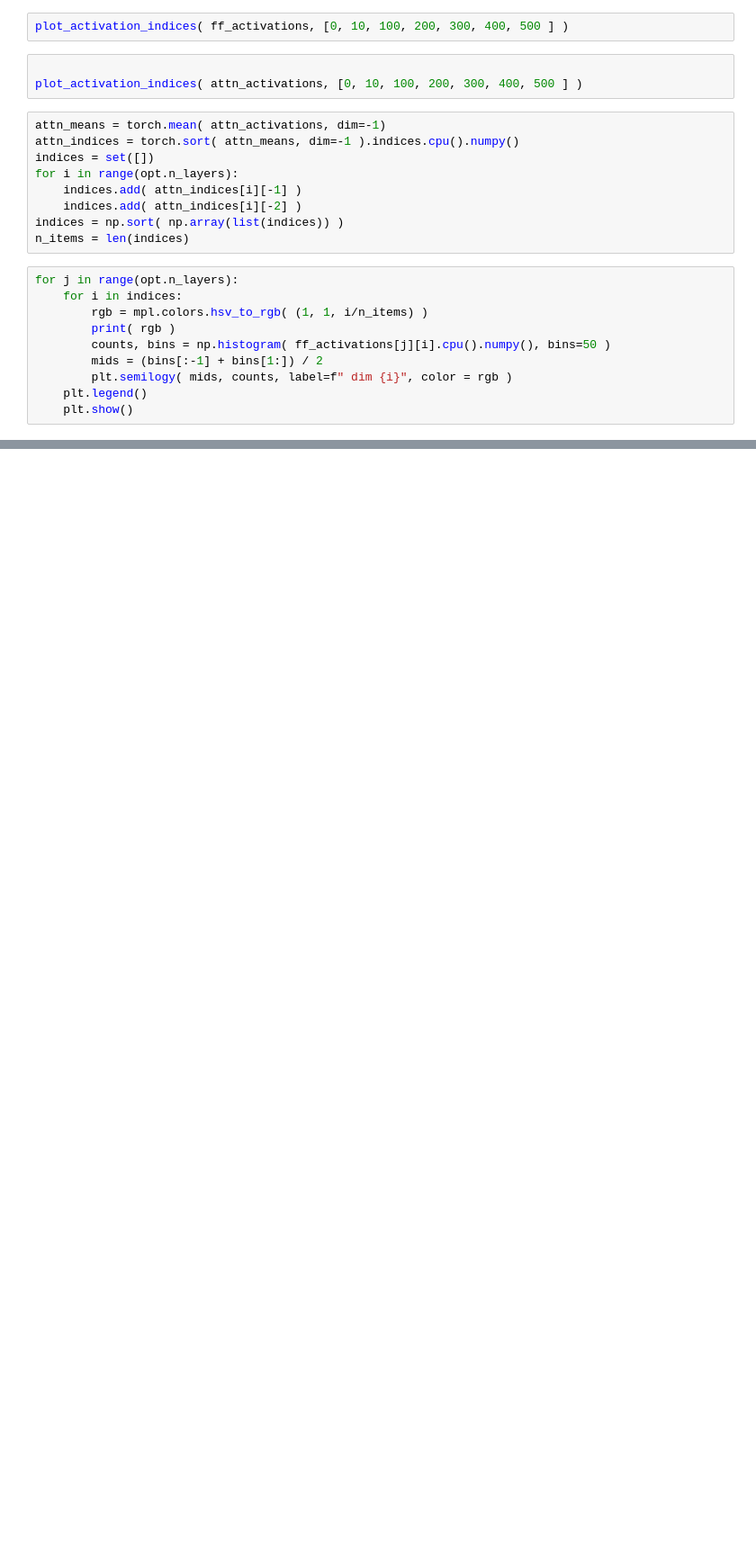
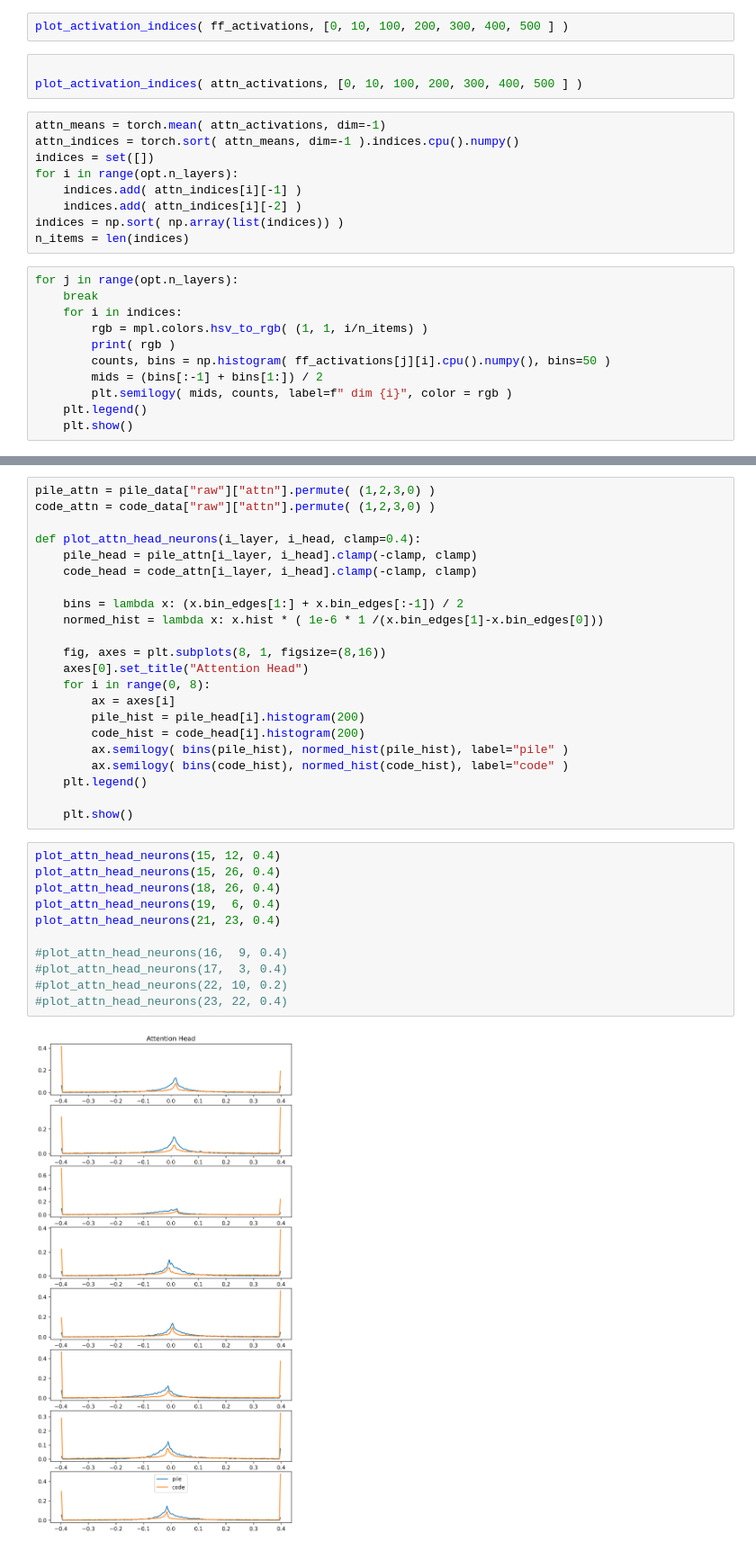
Before and after one commit to nickypro/separability, a Jupyter notebook: examples/distributions.ipynb, the cells around one changed output, grey strips where cells are left out. Shown at 90% size. Cells and saved outputs as stored; diff of their text form; blank space fills up the shorter version.

```diff
--- a/examples/distributions.ipynb
+++ b/examples/distributions.ipynb
@@ -56,6 +60,7 @@ indices = np.sort( np.array(list(indices)) )
 n_items = len(indices)
 # %%
 for j in range(opt.n_layers):
+    break
     for i in indices:
         rgb = mpl.colors.hsv_to_rgb( (1, 1, i/n_items) )
         print( rgb )
@@ -66,0 +98,35 @@ for j in range(opt.n_layers):
+# %%
+pile_attn = pile_data["raw"]["attn"].permute( (1,2,3,0) )
+code_attn = code_data["raw"]["attn"].permute( (1,2,3,0) )
+
+def plot_attn_head_neurons(i_layer, i_head, clamp=0.4):
+    pile_head = pile_attn[i_layer, i_head].clamp(-clamp, clamp)
+    code_head = code_attn[i_layer, i_head].clamp(-clamp, clamp)
+
+    bins = lambda x: (x.bin_edges[1:] + x.bin_edges[:-1]) / 2
+    normed_hist = lambda x: x.hist * ( 1e-6 * 1 /(x.bin_edges[1]-x.bin_edges[0]))
+
+    fig, axes = plt.subplots(8, 1, figsize=(8,16))
+    axes[0].set_title("Attention Head")
+    for i in range(0, 8):
+        ax = axes[i]
+        pile_hist = pile_head[i].histogram(200)
+        code_hist = code_head[i].histogram(200)
+        ax.semilogy( bins(pile_hist), normed_hist(pile_hist), label="pile" )
+        ax.semilogy( bins(code_hist), normed_hist(code_hist), label="code" )
+    plt.legend()
+
+    plt.show()
+# %%
+plot_attn_head_neurons(15, 12, 0.4)
+plot_attn_head_neurons(15, 26, 0.4)
+plot_attn_head_neurons(18, 26, 0.4)
+plot_attn_head_neurons(19,  6, 0.4)
+plot_attn_head_neurons(21, 23, 0.4)
+
+#plot_attn_head_neurons(16,  9, 0.4)
+#plot_attn_head_neurons(17,  3, 0.4)
+#plot_attn_head_neurons(22, 10, 0.2)
+#plot_attn_head_neurons(23, 22, 0.4)
+# %% [output]
+[figure, added]
```
Also changed, not shown: parts of 5 cells of this notebook.
